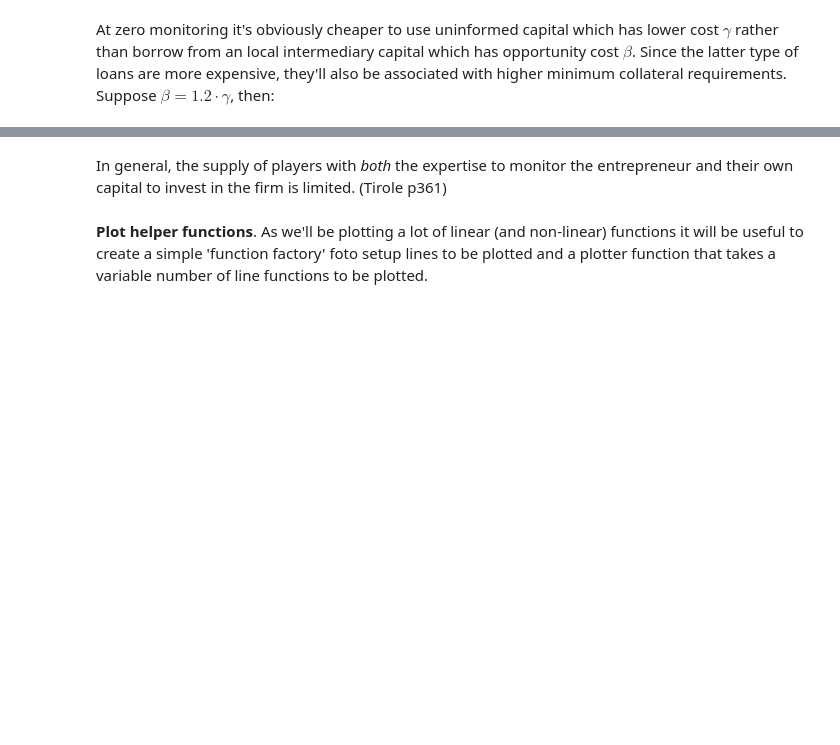
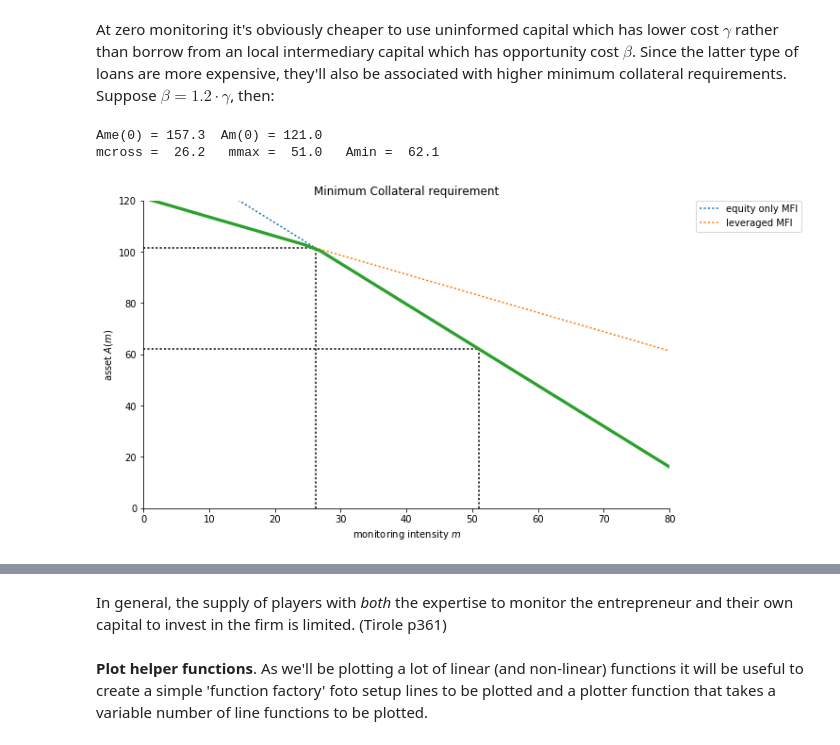
Before and after one commit to jhconning/social-finance, a Jupyter notebook: notebooks/socfin.ipynb, the cells around one changed output, grey strips where cells are left out. Cells and saved outputs as stored; diff of their text form; code cells hidden in the pictures; blank space fills up the shorter version.

```diff
--- a/notebooks/socfin.ipynb
+++ b/notebooks/socfin.ipynb
@@ -74,4 +68,0 @@ def B(m):
-# %%
-def B(m, B0=30, alpha=0.4):
-    '''Private benefits as a function of monitoring m'''
-    return B0 - alpha*m
@@ -194,2 +228,47 @@ array([100.        ,  96.11428571,  92.22857143,  88.34285714,
+# %%
+def mcross(β):
+    return β*I*(p-q)/q
+
+def mmax(β):
+    '''Maximal monitoring @ which equity-only monitor can break even'''
+    return p*X - β*I
+
+def Amin(β):
+    '''Lowest possible collateral requirement -- at max feasible monitoring'''
+    return AMe(mmax(β),β)
 # %% [markdown]
 At zero monitoring it's obviously cheaper to use uninformed capital which has lower cost $\gamma$ rather than borrow from an local intermediary capital which has opportunity cost $\beta$.  Since the latter type of loans are more expensive, they'll also be associated with higher minimum collateral requirements.  Suppose $\beta = 1.2 \cdot \gamma$, then:
+# %%
+beta = 1.3
+print('Ame(0) = {:5.1f}  Am(0) = {:5.1f} '.format(AMe(0,γ*beta), AM(0,γ*beta)))
+print('mcross = {:5.1f}   mmax = {:5.1f}   Amin = {:5.1f}'.format(mcross(beta),mmax(beta), Amin(beta)))
+# %% [output]
+Ame(0) = 157.3  Am(0) = 121.0
+mcross =  26.2   mmax =  51.0   Amin =  62.1
+# %%
+mm = np.linspace(0,Amax)
+def plotA(beta):
+    fig, ax = plt.subplots(1)
+    ax.plot(mm, AMe(mm, beta), label='equity only MFI',linestyle=':')
+    ax.plot(mm,AM(mm,beta), label='leveraged MFI', linestyle=':')
+    ax.plot(mm,Abest(mm, beta),linewidth=3.3)
+    ax.set_xlim(0,80), plt.ylim(0,Amax)
+    ax.set_title('Minimum Collateral requirement')
+    ax.set_xlabel('monitoring intensity $m$')
+    ax.set_ylabel('asset $A (m)$')
+    mc = mcross(beta)
+    Amc = AM(mc,beta)
+    mx = mmax(beta)
+    Amx = AMe(mx,beta)
+    ax.spines['right'].set_visible(False)
+    ax.spines['top'].set_visible(False)
+    ax.vlines(mc, ymin=0, ymax=Amc, linestyle =':')
+    ax.hlines(Amc, xmin=0, xmax=mc, linestyle =':')
+    ax.vlines(mx, ymin=0, ymax=Amx, linestyle =':')
+    ax.hlines(Amx, xmin=0, xmax=mx, linestyle =':')
+    ax.legend(bbox_to_anchor=(1.05, 1), loc=2, borderaxespad=0.)
+# %%
+plt.rcParams['figure.figsize'] = (10.0, 6.0)
+plotA(1.3)
+# %% [output]
+[figure, added]
```
Also changed, not shown: parts of 84 cells of this notebook.
